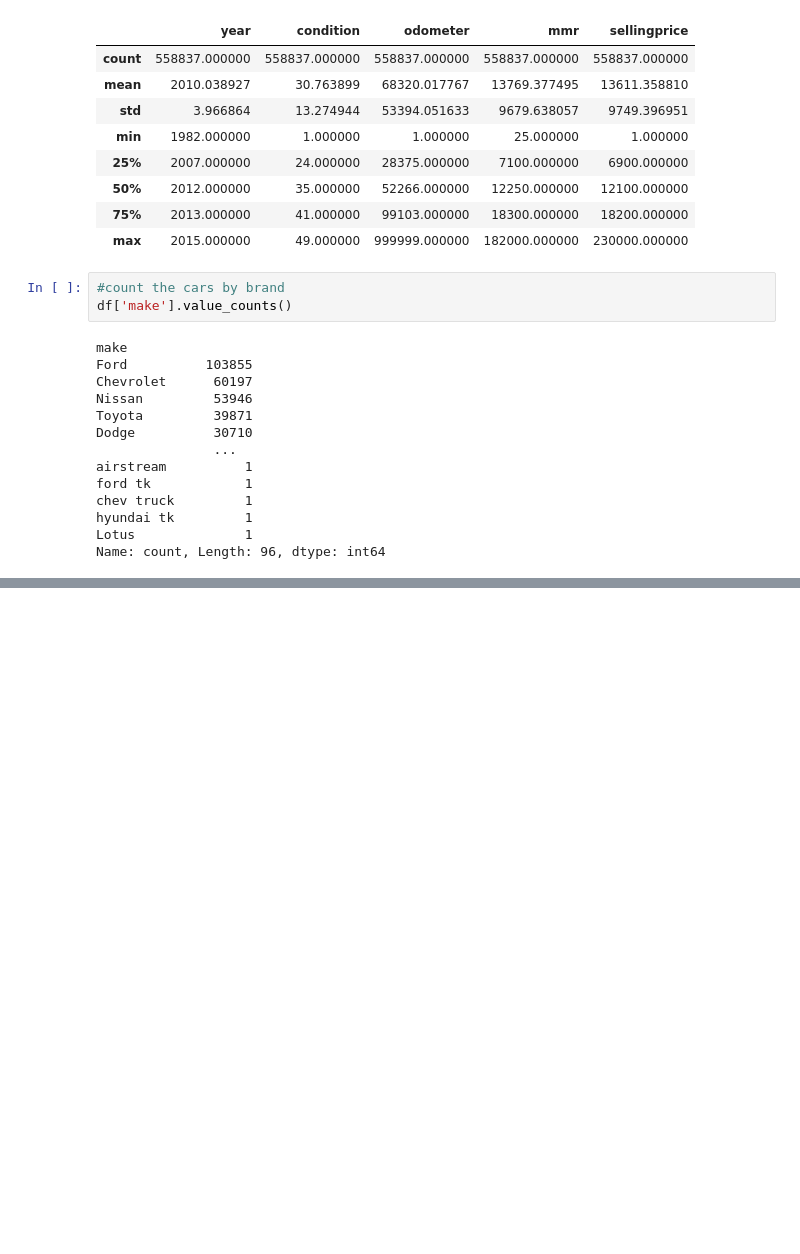
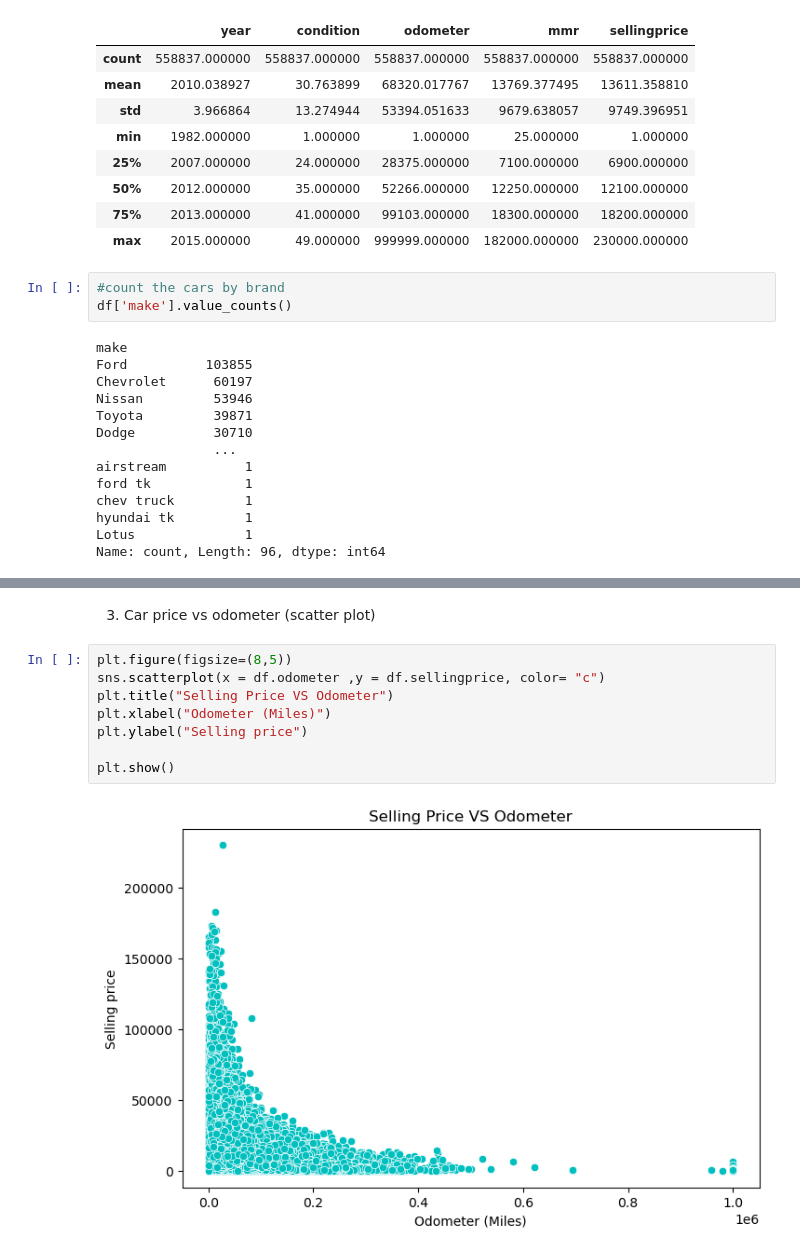
Before and after one commit to srijan469/Car-Price-Analysis, a Jupyter notebook: Car_prices_Analysis.ipynb, the cells around one changed output, grey strips where cells are left out. Drawn from its saved outputs; the diff is of its cells as text; blank space fills up the shorter version.

```diff
--- a/Car_prices_Analysis.ipynb
+++ b/Car_prices_Analysis.ipynb
@@ -214,0 +227,12 @@ Name: count, Length: 87, dtype: int64
+# %% [markdown]
+3. Car price vs odometer (scatter plot)
+# %%
+plt.figure(figsize=(8,5))
+sns.scatterplot(x = df.odometer ,y = df.sellingprice, color= "c")
+plt.title("Selling Price VS Odometer")
+plt.xlabel("Odometer (Miles)")
+plt.ylabel("Selling price")
+
+plt.show()
+# %% [output]
+[figure, added]
```
Also changed, not shown: parts of 8 cells of this notebook.
